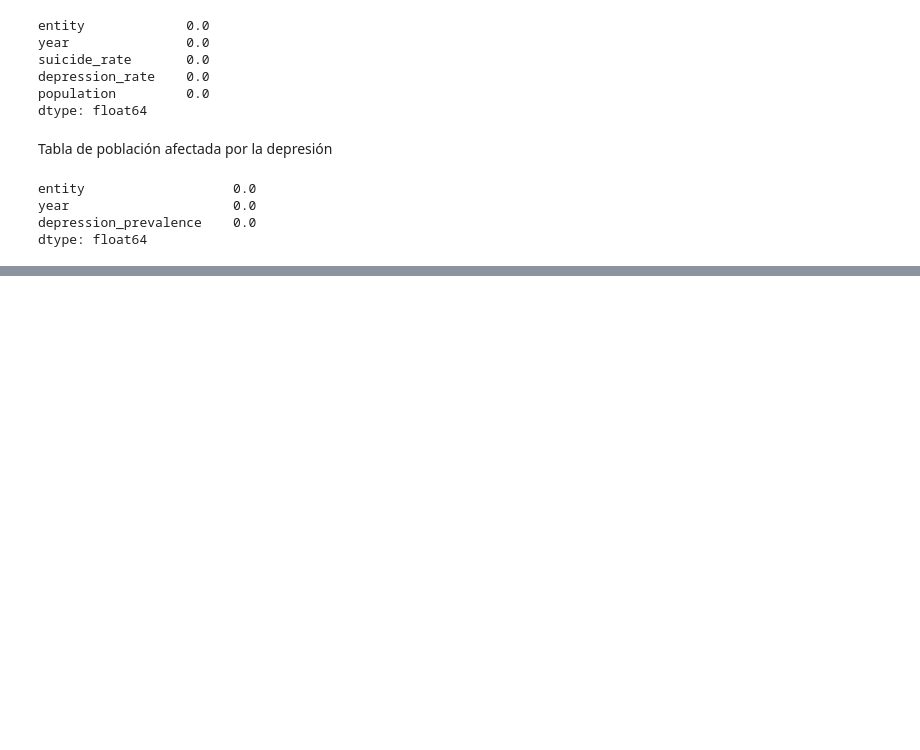
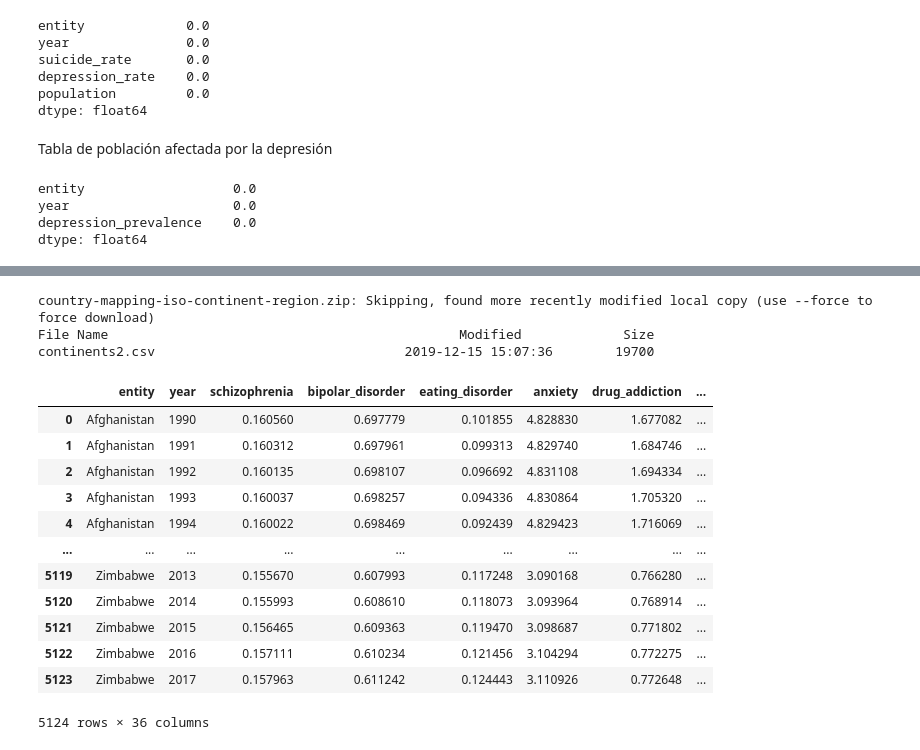
Before and after one commit to restradap001/Dementia, a Jupyter notebook: Project.ipynb, the cells around one changed output, grey strips where cells are left out. Cells and saved outputs as stored; diff of their text form; code cells hidden in the pictures; blank space fills up the shorter version.

Commit message:
Add: Merge Y Api

```diff
--- a/Project.ipynb
+++ b/Project.ipynb
@@ -534,0 +541,10 @@ https://www.kaggle.com/statchaitya/country-to-continent
+# %%
+first_merge = percentages_of_global_disorders.merge(depression_rates_by_age, left_on=['entity','year'],right_on=['entity','year'])
+second_merge = first_merge.merge(depression_rates_by_gender, left_on=['entity','year'], right_on=['entity','year'])
+third_merge = second_merge.merge(depression_and_suicide_rate_per_100000_individuals, left_on=['entity','year'],right_on=['entity','year'])
+df_merge = third_merge.merge(depression_affected, left_on=['entity','year'],right_on=['entity','year'])
+df_merge.columns
+df_merge = df_merge.drop(columns = ['population_y']).rename(columns={
+    'population_x': 'population'
+})
+df_merge.head()
@@ -534,0 +563,39 @@ https://www.kaggle.com/statchaitya/country-to-continent
+# %%
+import os
+os.environ['KAGGLE_CONFIG_DIR'] = "./data"
+!kaggle datasets download -d andradaolteanu/country-mapping-iso-continent-region
+
+file_name = "country-mapping-iso-continent-region.zip"
+
+# opening the zip file in READ mode
+with ZipFile(file_name, 'r') as zip:
+    # printing all the contents of the zip file
+    zip.printdir()
+    # extracting all the files
+    zip.extractall()
+
+!cp "country-mapping-iso-continent-region.zip" "./data/country-mapping-iso-continent-region.zip"
+!cp "continents2.csv" "./data/continents2.csv"
+!rm "continents2.csv"
+!rm "country-mapping-iso-continent-region.zip"
+# %% [output]
+country-mapping-iso-continent-region.zip: Skipping, found more recently modified local copy (use --force to force download)
+File Name                                             Modified             Size
+continents2.csv                                2019-12-15 15:07:36        19700
+# %%
+continents = pd.read_csv('./data/continents2.csv')
+pd.merge(df_merge, continents, left_on = 'entity',right_on = 'name')
+# %% [output]
+|  | entity | year | schizophrenia | bipolar_disorder | eating_disorder | anxiety | drug_addiction | ... |
+| 0 | Afghanistan | 1990 | 0.160560 | 0.697779 | 0.101855 | 4.828830 | 1.677082 | ... |
+| 1 | Afghanistan | 1991 | 0.160312 | 0.697961 | 0.099313 | 4.829740 | 1.684746 | ... |
+| 2 | Afghanistan | 1992 | 0.160135 | 0.698107 | 0.096692 | 4.831108 | 1.694334 | ... |
+| 3 | Afghanistan | 1993 | 0.160037 | 0.698257 | 0.094336 | 4.830864 | 1.705320 | ... |
+| 4 | Afghanistan | 1994 | 0.160022 | 0.698469 | 0.092439 | 4.829423 | 1.716069 | ... |
+| ... | ... | ... | ... | ... | ... | ... | ... | ... |
+| 5119 | Zimbabwe | 2013 | 0.155670 | 0.607993 | 0.117248 | 3.090168 | 0.766280 | ... |
+| 5120 | Zimbabwe | 2014 | 0.155993 | 0.608610 | 0.118073 | 3.093964 | 0.768914 | ... |
+| 5121 | Zimbabwe | 2015 | 0.156465 | 0.609363 | 0.119470 | 3.098687 | 0.771802 | ... |
+| 5122 | Zimbabwe | 2016 | 0.157111 | 0.610234 | 0.121456 | 3.104294 | 0.772275 | ... |
+| 5123 | Zimbabwe | 2017 | 0.157963 | 0.611242 | 0.124443 | 3.110926 | 0.772648 | ... |
+5124 rows × 36 columns
```
Also changed, not shown: parts of 7 cells of this notebook, 1 other file.
